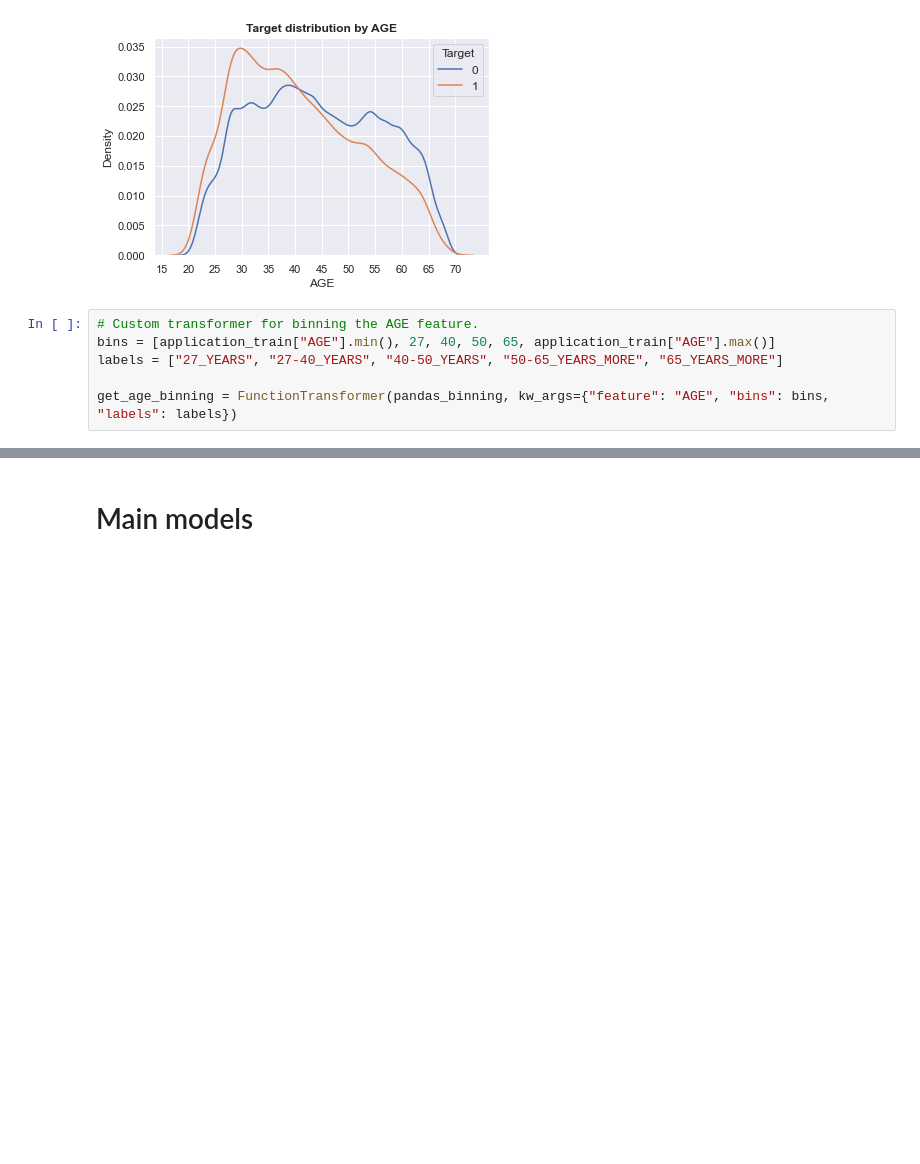
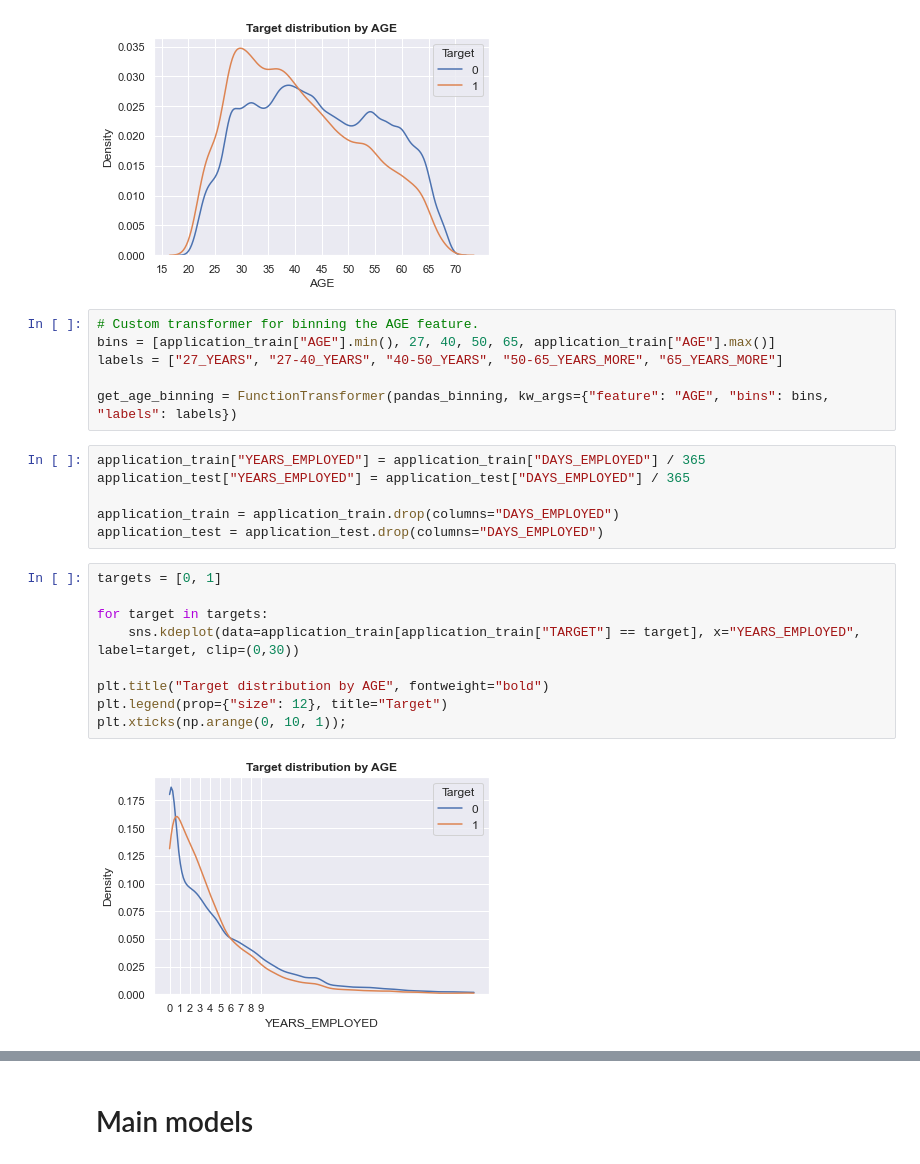
Before and after one commit to Gedas-LT/kaggle-home-credit, a Jupyter notebook: notebook.ipynb, the cells around one changed output, grey strips where cells are left out. Saved outputs shown, nothing was run; the diff lists cells and outputs as text; blank space fills up the shorter version.

```diff
--- a/notebook.ipynb
+++ b/notebook.ipynb
@@ -701,3 +691,20 @@ bins = [application_train["AGE"].min(), 27, 40, 50, 65, application_train["AGE"]
 labels = ["27_YEARS", "27-40_YEARS", "40-50_YEARS", "50-65_YEARS_MORE", "65_YEARS_MORE"]
 
 get_age_binning = FunctionTransformer(pandas_binning, kw_args={"feature": "AGE", "bins": bins, "labels": labels})
+# %%
+application_train["YEARS_EMPLOYED"] = application_train["DAYS_EMPLOYED"] / 365
+application_test["YEARS_EMPLOYED"] = application_test["DAYS_EMPLOYED"] / 365
+
+application_train = application_train.drop(columns="DAYS_EMPLOYED")
+application_test = application_test.drop(columns="DAYS_EMPLOYED")
+# %%
+targets = [0, 1]
+
+for target in targets:
+    sns.kdeplot(data=application_train[application_train["TARGET"] == target], x="YEARS_EMPLOYED", label=target, clip=(0,30))
+
+plt.title("Target distribution by AGE", fontweight="bold")
+plt.legend(prop={"size": 12}, title="Target")
+plt.xticks(np.arange(0, 10, 1));
+# %% [output]
+[figure, added]
```
Also changed, not shown: parts of 15 cells of this notebook.
